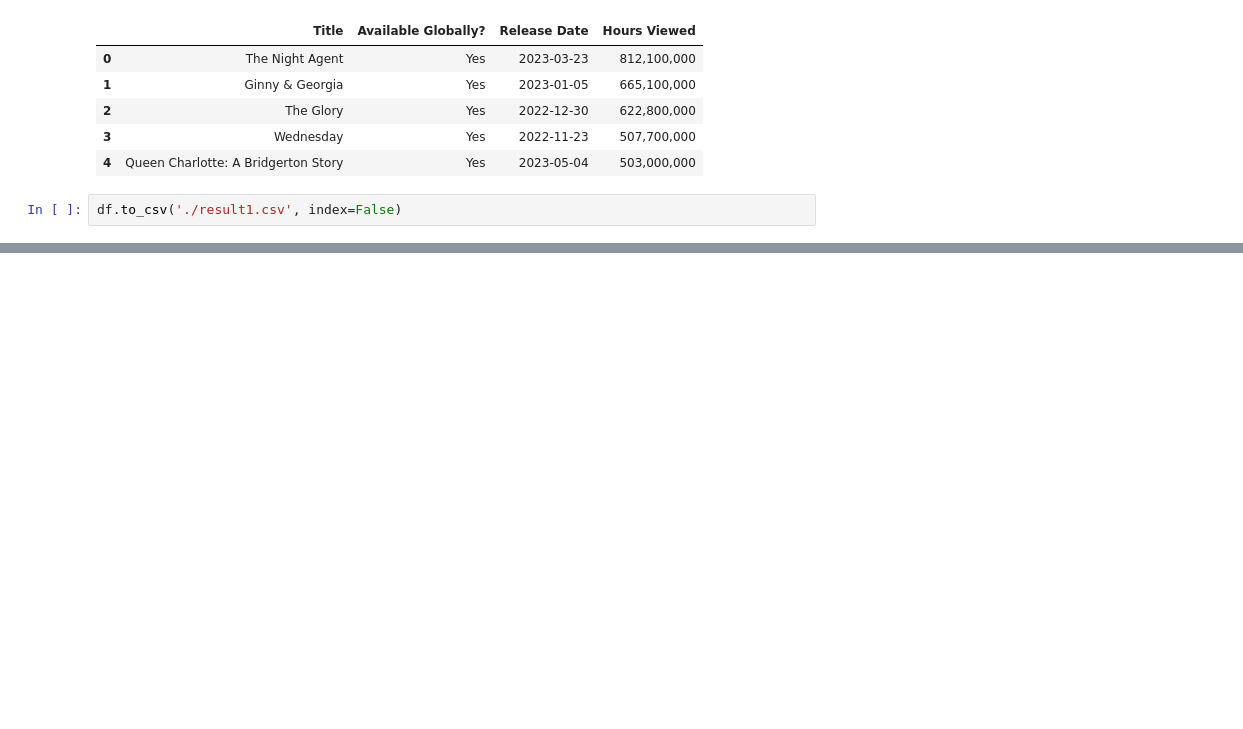
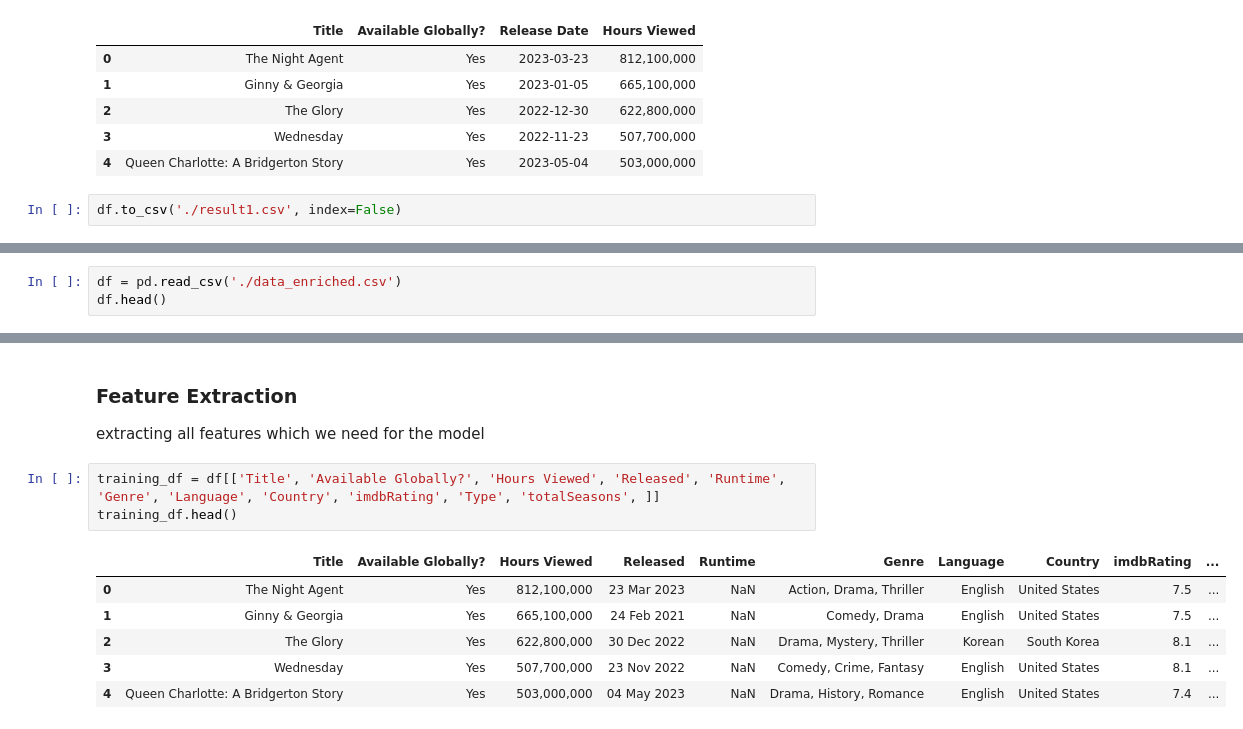
Before and after one commit to sinapordanesh/Machine-Learning-Projects, a Jupyter notebook: Netflix Secrets/data_analyziz.ipynb, the cells around one changed output, grey strips where cells are left out. Cells and saved outputs as stored; diff of their text form; blank space fills up the shorter version.

Commit message:
Data Analysis - 1
- extracting all necessary data and rename all columns + reformating

```diff
--- a/Netflix Secrets/data_analyziz.ipynb
+++ b/Netflix Secrets/data_analyziz.ipynb
@@ -42,0 +47,3 @@ df.to_csv('./result1.csv', index=False)
+# %%
+df = pd.read_csv('./data_enriched.csv')
+df.head()
@@ -42,0 +78,13 @@ df.to_csv('./result1.csv', index=False)
+# %% [markdown]
+### Feature Extraction
+extracting all features which we need for the model
+# %%
+training_df = df[['Title', 'Available Globally?', 'Hours Viewed', 'Released', 'Runtime', 'Genre', 'Language', 'Country', 'imdbRating', 'Type', 'totalSeasons', ]]
+training_df.head()
+# %% [output]
+|  | Title | Available Globally? | Hours Viewed | Released | Runtime | Genre | Language | Country | imdbRating | ... |
+| 0 | The Night Agent | Yes | 812,100,000 | 23 Mar 2023 | NaN | Action, Drama, Thriller | English | United States | 7.5 | ... |
+| 1 | Ginny & Georgia | Yes | 665,100,000 | 24 Feb 2021 | NaN | Comedy, Drama | English | United States | 7.5 | ... |
+| 2 | The Glory | Yes | 622,800,000 | 30 Dec 2022 | NaN | Drama, Mystery, Thriller | Korean | South Korea | 8.1 | ... |
+| 3 | Wednesday | Yes | 507,700,000 | 23 Nov 2022 | NaN | Comedy, Crime, Fantasy | English | United States | 8.1 | ... |
+| 4 | Queen Charlotte: A Bridgerton Story | Yes | 503,000,000 | 04 May 2023 | NaN | Drama, History, Romance | English | United States | 7.4 | ... |
```
Also changed, not shown: parts of 16 cells of this notebook.
